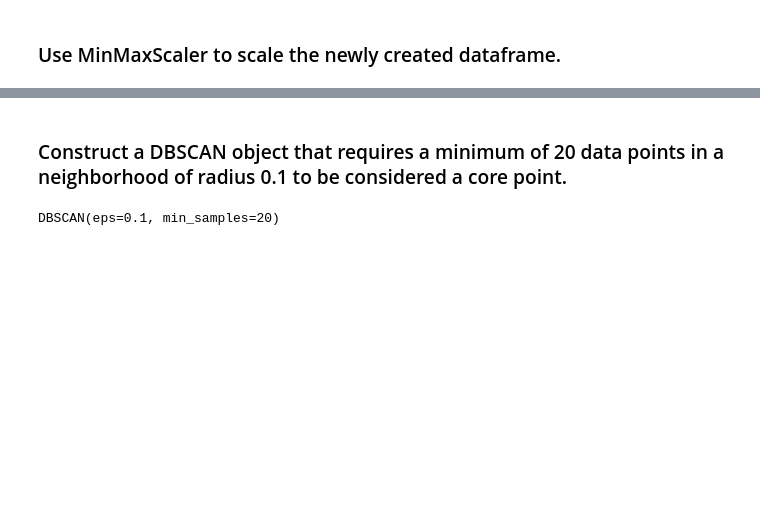
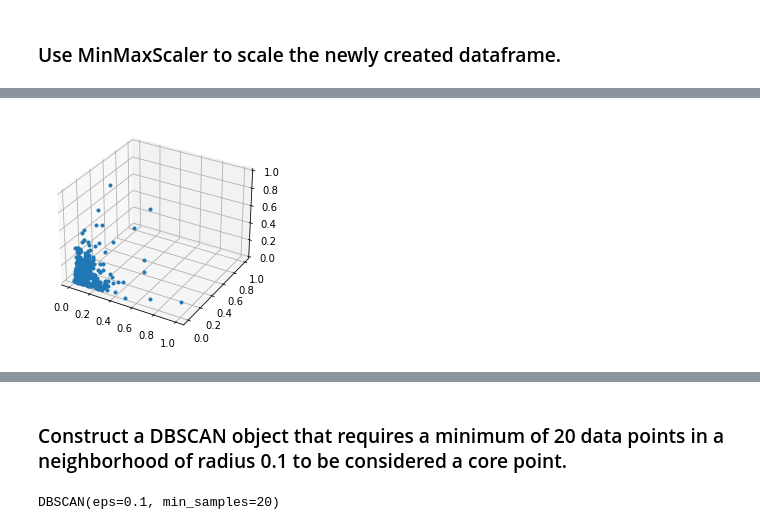
Before and after one commit to brentschriver/anomaly-detection-exercises, a Jupyter notebook: clustering-based-anomaly-detection-notes.ipynb, the cells around one changed output, grey strips where cells are left out. Drawn from its saved outputs; the diff is of its cells as text; code cells hidden in the pictures; blank space fills up the shorter version.

```diff
--- a/clustering-based-anomaly-detection-notes.ipynb
+++ b/clustering-based-anomaly-detection-notes.ipynb
@@ -47,4 +48,4 @@ df
 440 rows × 8 columns
 # %%
 # Cluster on all or a selected subset of features
-grocery_milk_fresh = df[['Grocery', 'Milk', 'Fresh']]
+grocery_frozen_fresh = df[['Grocery', 'Frozen', 'Fresh']]
@@ -72,7 +73,7 @@ grocery_milk_fresh
 scaler = MinMaxScaler()
 
 # Fit the scaler object on the data from grocery_milk_fresh dataframe.
-scaler.fit(grocery_milk_fresh)
+scaler.fit(grocery_frozen_fresh)
 
 # Use the fitted scaler object.
-grocery_milk_fresh = scaler.transform(grocery_milk_fresh)
+grocery_frozen_fresh = scaler.transform(grocery_frozen_fresh)
@@ -88,0 +90,10 @@ array([[0.08146416, 0.13072723, 0.11294004],
+# %%
+# Unpack the values of grocery_frozen_fresh and store into variables.
+x,y,z = zip(*grocery_frozen_fresh)
+# %%
+fig = plt.figure()
+ax = fig.gca(projection='3d')
+ax.plot(x, y, z, '.')
+plt.show()
+# %% [output]
+[figure, added]
```
Also changed, not shown: parts of 15 cells of this notebook, 2 other files.
